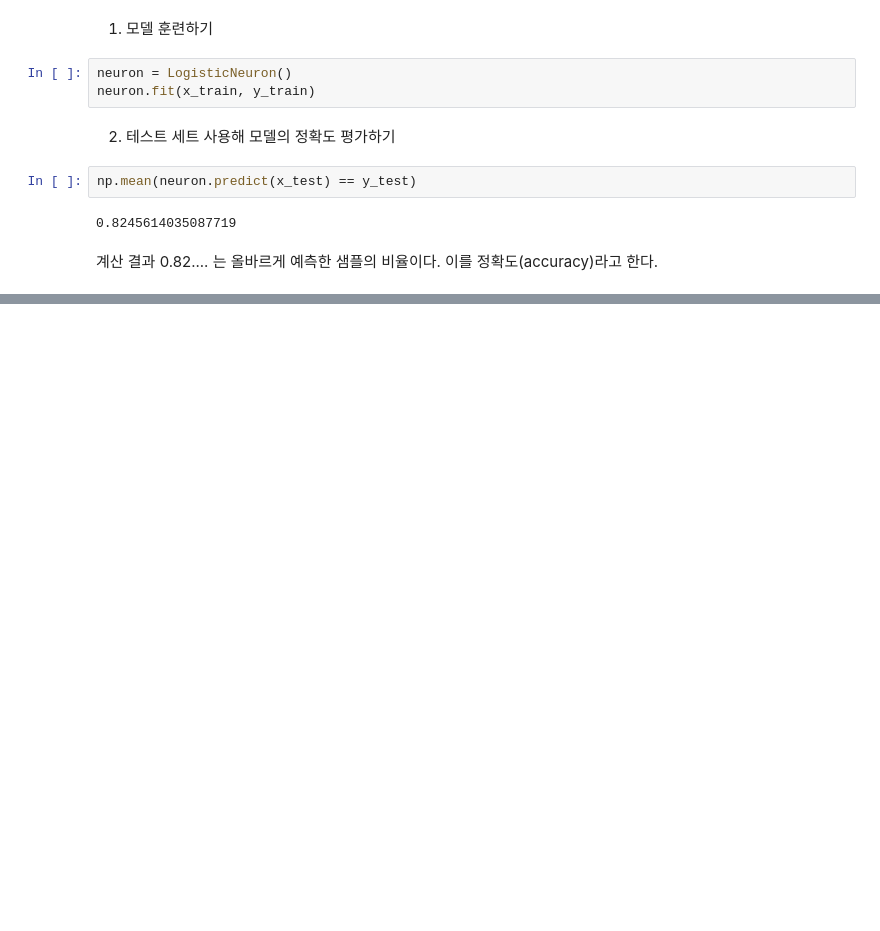
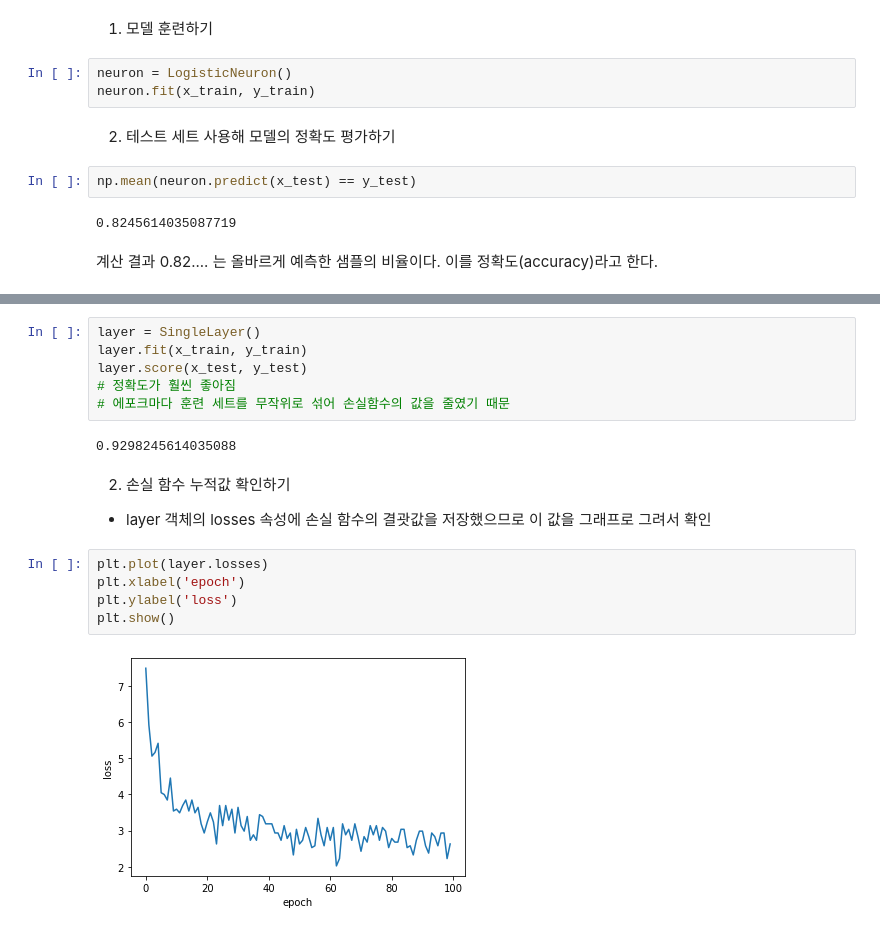
Before and after one commit to ssongplay/do_it_DL, a Jupyter notebook: ch04.ipynb, the cells around one changed output, grey strips where cells are left out. Saved outputs shown, nothing was run; the diff lists cells and outputs as text; blank space fills up the shorter version.

```diff
--- a/ch04.ipynb
+++ b/ch04.ipynb
@@ -205,0 +313,18 @@ np.mean(neuron.predict(x_test) == y_test)
+# %%
+layer = SingleLayer()
+layer.fit(x_train, y_train)
+layer.score(x_test, y_test)
+# 정확도가 훨씬 좋아짐
+# 에포크마다 훈련 세트를 무작위로 섞어 손실함수의 값을 줄였기 때문
+# %% [output]
+0.9298245614035088
+# %% [markdown]
+2) 손실 함수 누적값 확인하기 <br>
+- layer 객체의 losses 속성에 손실 함수의 결괏값을 저장했으므로 이 값을 그래프로 그려서 확인
+# %%
+plt.plot(layer.losses)
+plt.xlabel('epoch')
+plt.ylabel('loss')
+plt.show()
+# %% [output]
+[figure, added]
```
Also changed, not shown: parts of 17 cells of this notebook.
